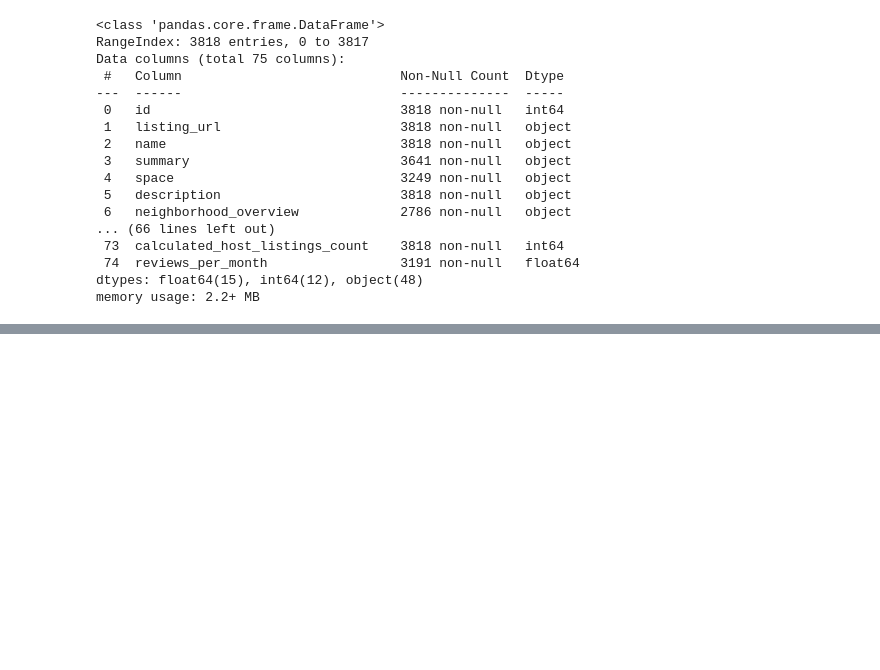
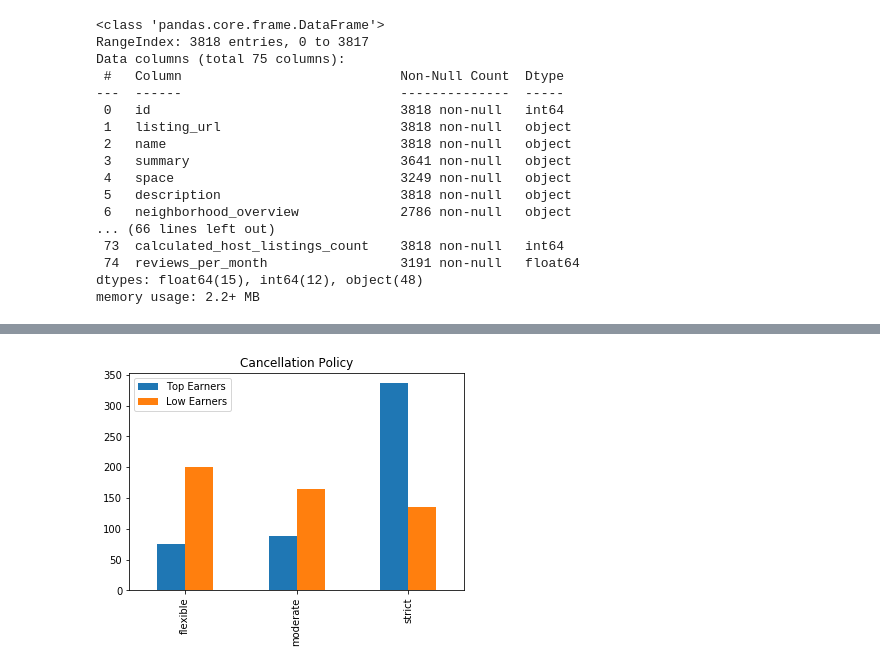
Before and after one commit to osama1991bokhari/Project4_Writing_Blog, a Jupyter notebook: Project 4 Writing a Data Scientist blog post.ipynb, the cells around one changed output, grey strips where cells are left out. Drawn from its saved outputs; the diff is of its cells as text; code cells hidden in the pictures; blank space fills up the shorter version.

```diff
--- a/Project 4 Writing a Data Scientist blog post.ipynb
+++ b/Project 4 Writing a Data Scientist blog post.ipynb
@@ -503,0 +493,3 @@ avaialble_per_month.plot.bar()
+# %%
+top_earners = calendar.groupby('listing_id').sum().sort_values(by='price',ascending=False).head(500)
+top_earners
@@ -503,0 +511,5 @@ avaialble_per_month.plot.bar()
+# %%
+top_earners_dataset = listing[listing.listing_id.isin(top_earners.index)]
+# %%
+low_earners = calendar.groupby('listing_id').sum().sort_values(by='price',ascending=False).tail(500)
+low_earners
@@ -503,0 +531,9 @@ avaialble_per_month.plot.bar()
+# %%
+low_earners_dataset = listing[listing.listing_id.isin(low_earners.index)]
+# %%
+y1 = top_earners_dataset.cancellation_policy.value_counts()
+y2 = low_earners_dataset.cancellation_policy.value_counts()
+top_bot = pd.DataFrame({'Top Earners':y1,'Low Earners':y2})
+top_bot.plot.bar(title="Cancellation Policy");
+# %% [output]
+[figure, added]
```
Also changed, not shown: parts of 21 cells of this notebook, 1 other file.
